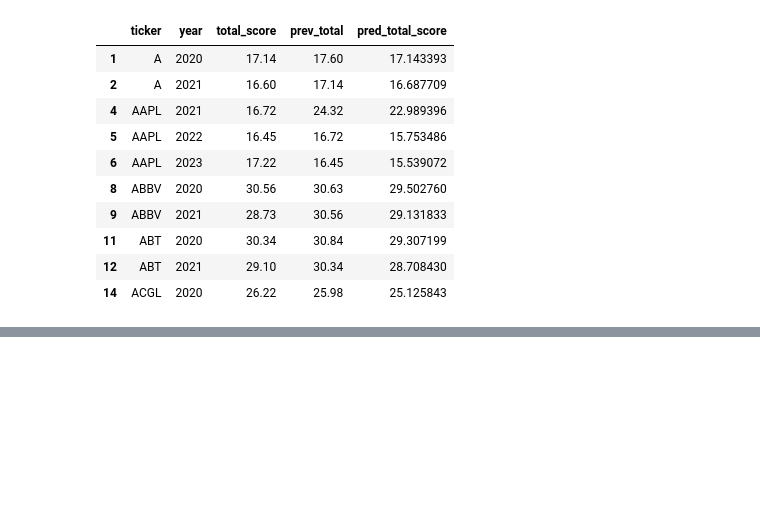
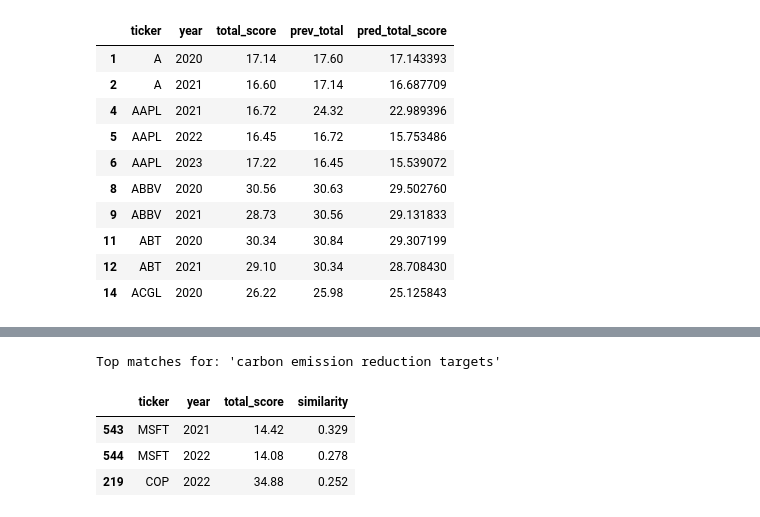
Before and after one commit to parasharvivek0123-jpg/esg-sustainability-analytics, a Jupyter notebook: ESG_Methodology_Steps_1-8.ipynb, the cells around one changed output, grey strips where cells are left out. Drawn from its saved outputs; the diff is of its cells as text; code cells hidden in the pictures; blank space fills up the shorter version.

```diff
--- a/ESG_Methodology_Steps_1-8.ipynb
+++ b/ESG_Methodology_Steps_1-8.ipynb
@@ -764,0 +578,25 @@ Saved outputs/esg_segments.csv  (263 companies)
+# %%
+from sklearn.feature_extraction.text import TfidfVectorizer
+from sklearn.metrics.pairwise import cosine_similarity
+
+docs = feat["preprocessed_content"].astype(str)
+vec = TfidfVectorizer(max_features=5000)
+doc_matrix = vec.fit_transform(docs)
+
+def retrieve(query, k=3):
+    """Return the k reports most similar to the query."""
+    q = vec.transform([query])
+    sims = cosine_similarity(q, doc_matrix).ravel()
+    idx = sims.argsort()[::-1][:k]
+    out = feat.iloc[idx][["ticker", "year", "total_score"]].copy()
+    out["similarity"] = sims[idx].round(3)
+    return out
+
+print("Top matches for: 'carbon emission reduction targets'")
+retrieve("carbon emission reduction targets")
+# %% [output]
+Top matches for: 'carbon emission reduction targets'
+|  | ticker | year | total_score | similarity |
+| 543 | MSFT | 2021 | 14.42 | 0.329 |
+| 544 | MSFT | 2022 | 14.08 | 0.278 |
+| 219 | COP | 2022 | 34.88 | 0.252 |
```
Also changed, not shown: parts of 32 cells of this notebook, 12 other files.
